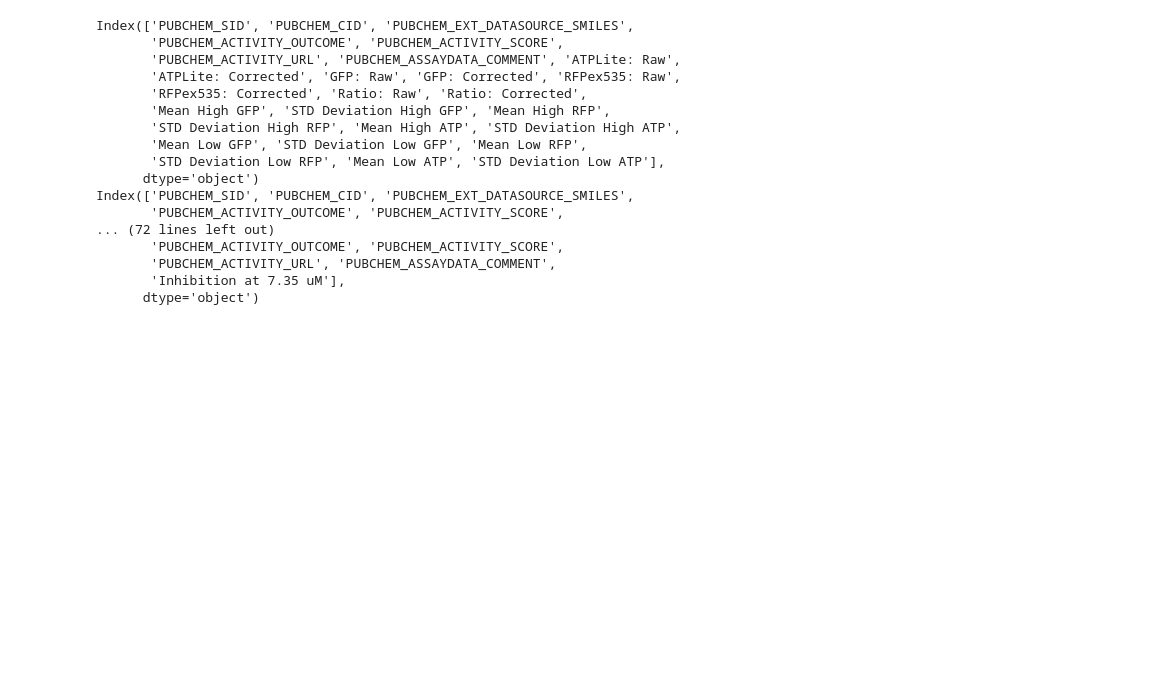
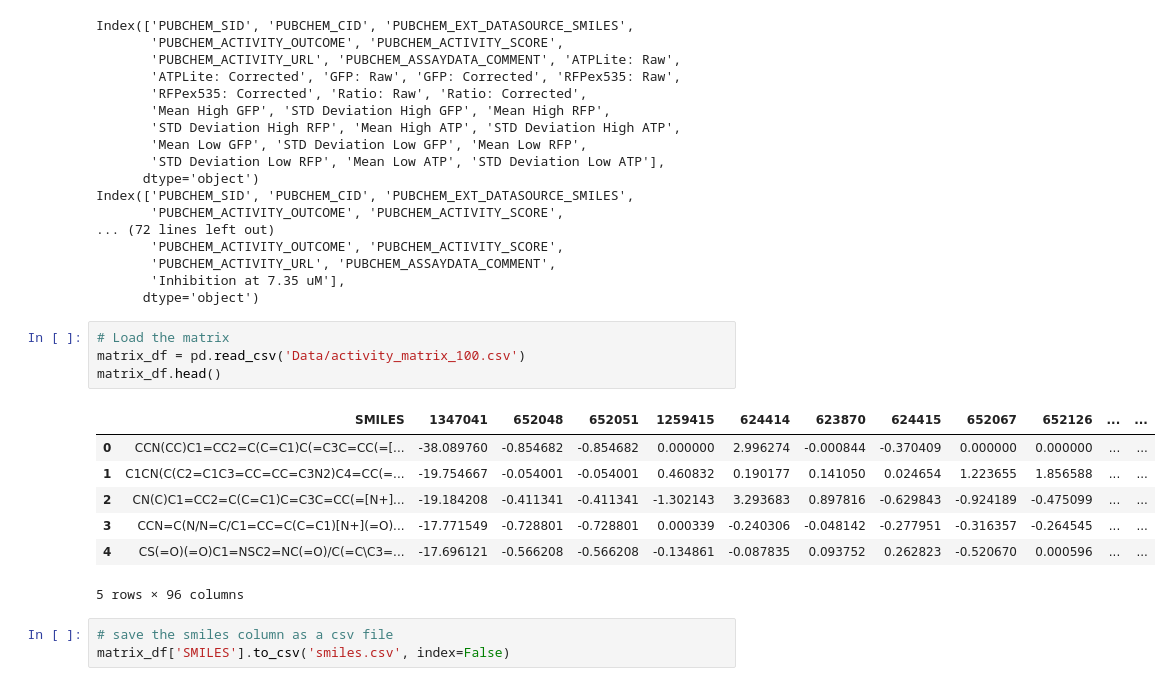
Before and after one commit to davidkubanek/Thesis, a Jupyter notebook: HTS_fingerprints.ipynb, the cells around one changed output. Cells and saved outputs as stored; diff of their text form; blank space fills up the shorter version.

```diff
--- a/HTS_fingerprints.ipynb
+++ b/HTS_fingerprints.ipynb
@@ -615,3 +581,18 @@ Index(['PUBCHEM_SID', 'PUBCHEM_CID', 'PUBCHEM_EXT_DATASOURCE_SMILES',
        'PUBCHEM_ACTIVITY_URL', 'PUBCHEM_ASSAYDATA_COMMENT',
        'Inhibition at 7.35 uM'],
       dtype='object')
+# %%
+# Load the matrix
+matrix_df = pd.read_csv('Data/activity_matrix_100.csv')
+matrix_df.head()
+# %% [output]
+|  | SMILES | 1347041 | 652048 | 652051 | 1259415 | 624414 | 623870 | 624415 | 652067 | 652126 | ... | ... |
+| 0 | CCN(CC)C1=CC2=C(C=C1)C(=C3C=CC(=[... | -38.089760 | -0.854682 | -0.854682 | 0.000000 | 2.996274 | -0.000844 | -0.370409 | 0.000000 | 0.000000 | ... | ... |
+| 1 | C1CN(C(C2=C1C3=CC=CC=C3N2)C4=CC(=... | -19.754667 | -0.054001 | -0.054001 | 0.460832 | 0.190177 | 0.141050 | 0.024654 | 1.223655 | 1.856588 | ... | ... |
+| 2 | CN(C)C1=CC2=C(C=C1)C=C3C=CC(=[N+]... | -19.184208 | -0.411341 | -0.411341 | -1.302143 | 3.293683 | 0.897816 | -0.629843 | -0.924189 | -0.475099 | ... | ... |
+| 3 | CCN=C(N/N=C/C1=CC=C(C=C1)[N+](=O)... | -17.771549 | -0.728801 | -0.728801 | 0.000339 | -0.240306 | -0.048142 | -0.277951 | -0.316357 | -0.264545 | ... | ... |
+| 4 | CS(=O)(=O)C1=NSC2=NC(=O)/C(=C\C3=... | -17.696121 | -0.566208 | -0.566208 | -0.134861 | -0.087835 | 0.093752 | 0.262823 | -0.520670 | 0.000596 | ... | ... |
+5 rows × 96 columns
+# %%
+# save the smiles column as a csv file
+matrix_df['SMILES'].to_csv('smiles.csv', index=False)
```
Also changed, not shown: parts of 1 cell of this notebook, 3 other files.
